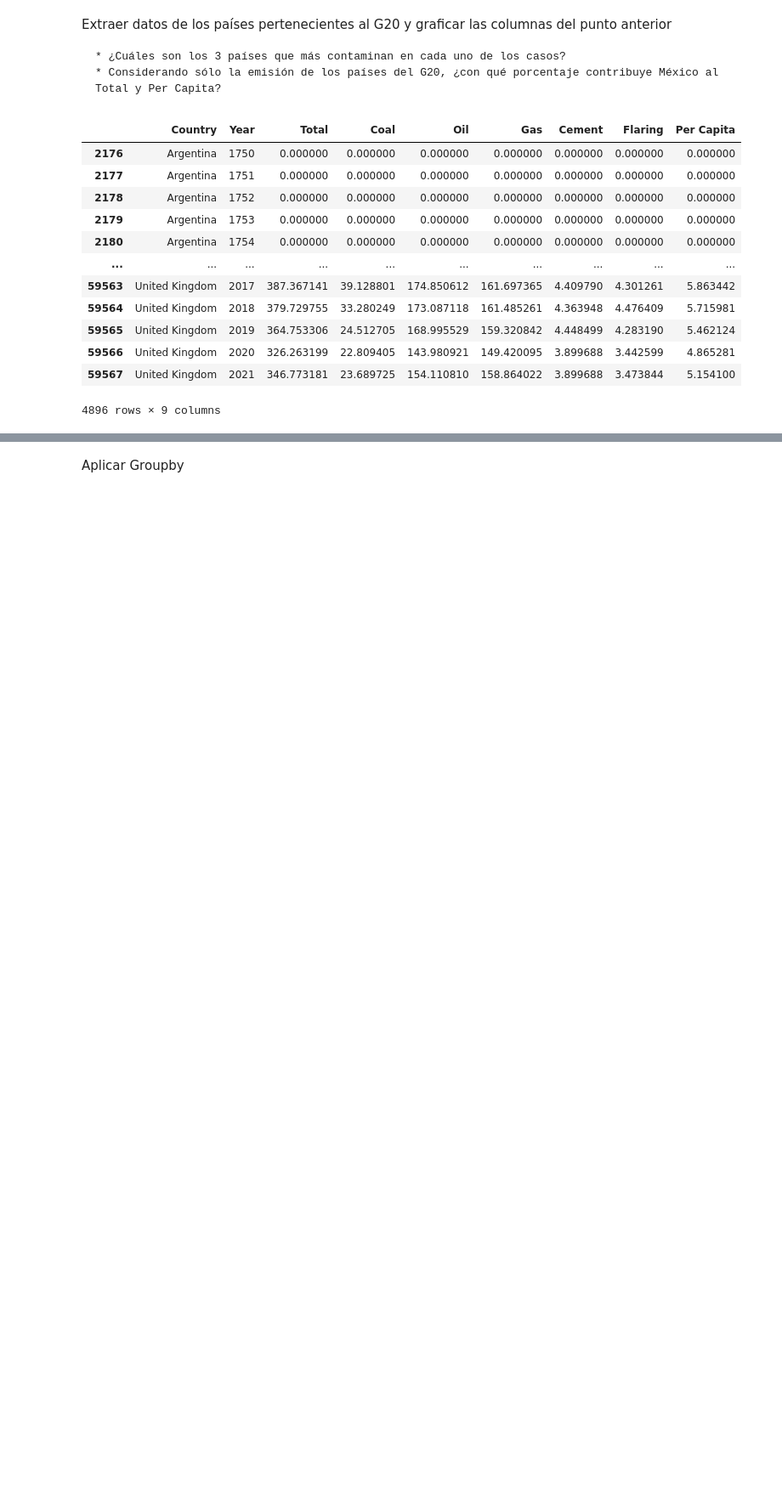
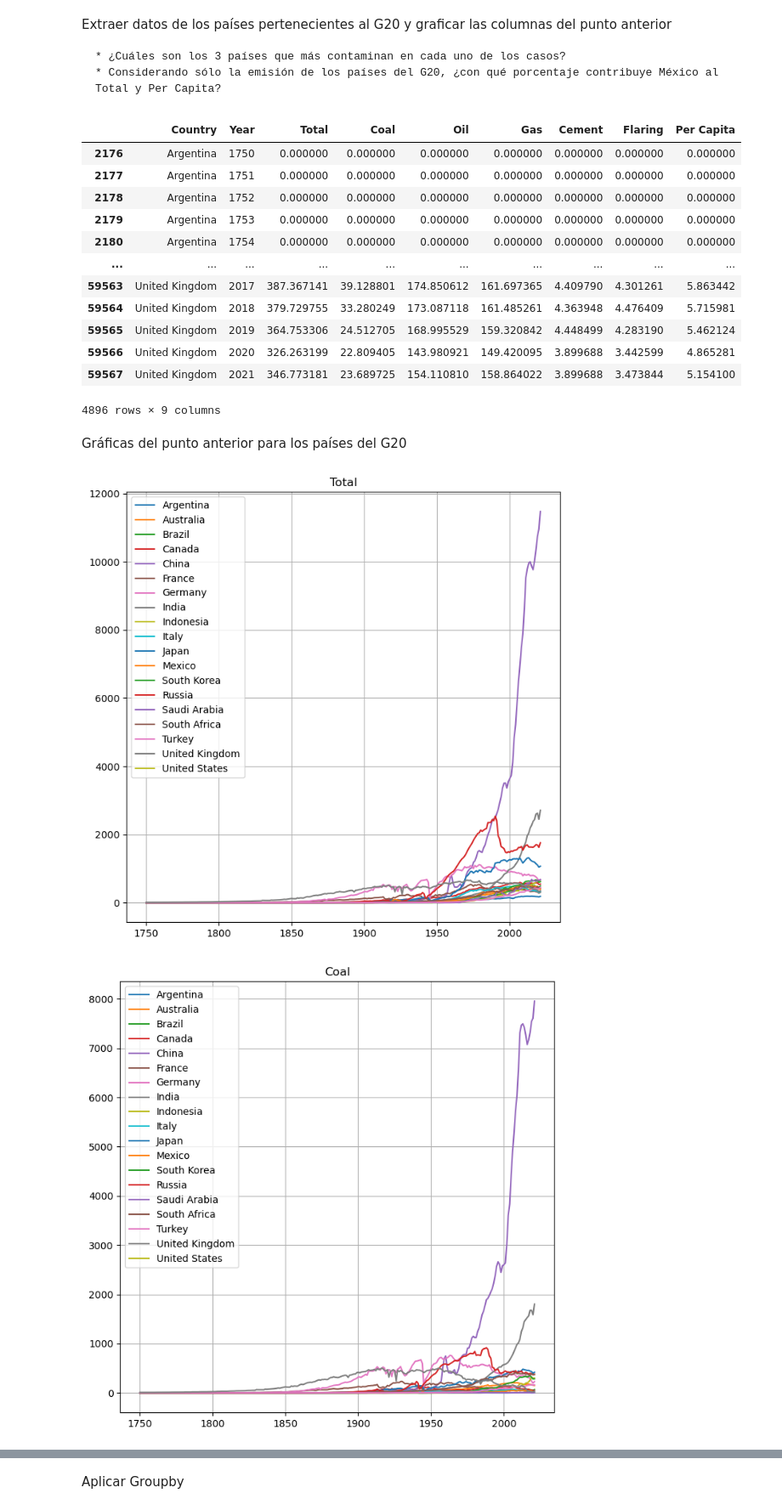
Before and after one commit to EmiMM/AnalisisDeDatos2023, a Jupyter notebook: Pandas/MME_Pandas_tarea1.ipynb, the cells around one changed output, grey strips where cells are left out. Shown at 85% size. Cells and saved outputs as stored; diff of their text form; code cells hidden in the pictures; blank space fills up the shorter version.

```diff
--- a/Pandas/MME_Pandas_tarea1.ipynb
+++ b/Pandas/MME_Pandas_tarea1.ipynb
@@ -189,3 +189,19 @@ df_g20
 | 59566 | United Kingdom | 2020 | 326.263199 | 22.809405 | 143.980921 | 149.420095 | 3.899688 | 3.442599 | 4.865281 |
 | 59567 | United Kingdom | 2021 | 346.773181 | 23.689725 | 154.110810 | 158.864022 | 3.899688 | 3.473844 | 5.154100 |
 4896 rows × 9 columns
+# %% [markdown]
+Gráficas del punto anterior para los países del G20
+# %%
+# Gráficas de comparación entre los países del G20 para cada caso
+for column in cols_to_plot:
+    plt.figure(figsize=(8,8))
+    for country in g20_count:
+        data_count = df_g20[df_g20['Country'] == country]
+        plt.plot(data_count['Year'], data_count[column], label=country)
+        plt.legend(loc='best')
+        plt.title(column)
+        plt.grid()
+    plt.show()
+# %% [output]
+[figure, added]
+[figure, added]
```
Also changed, not shown: parts of 1 cell of this notebook.
